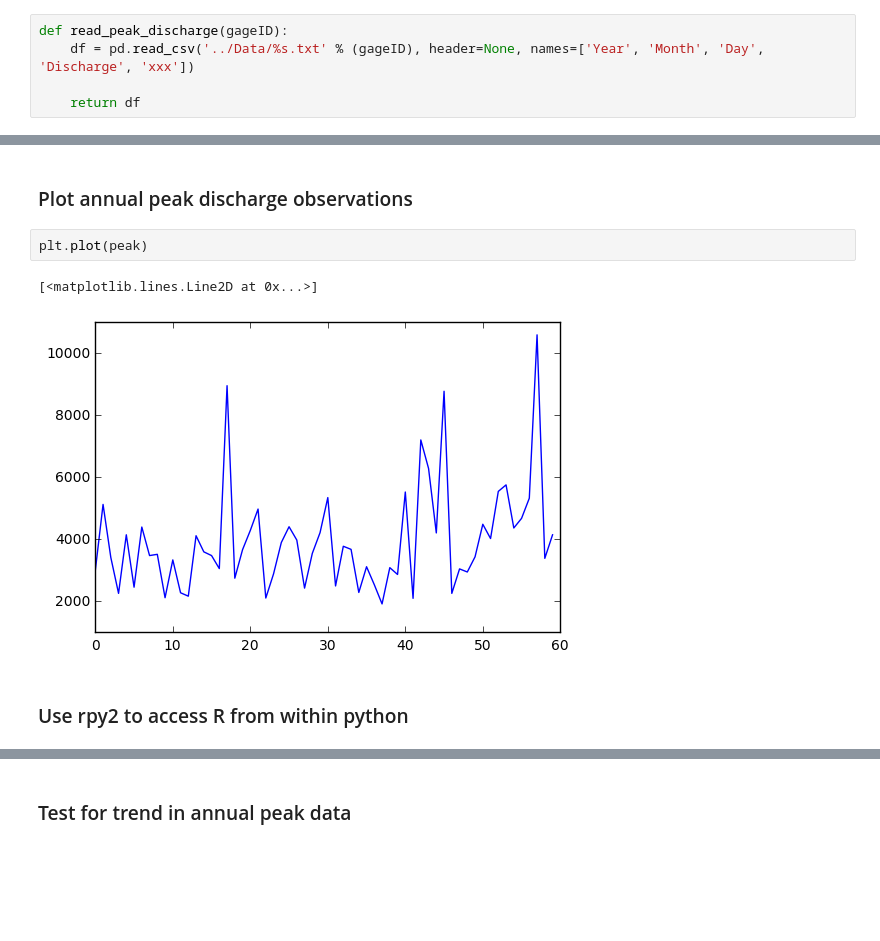
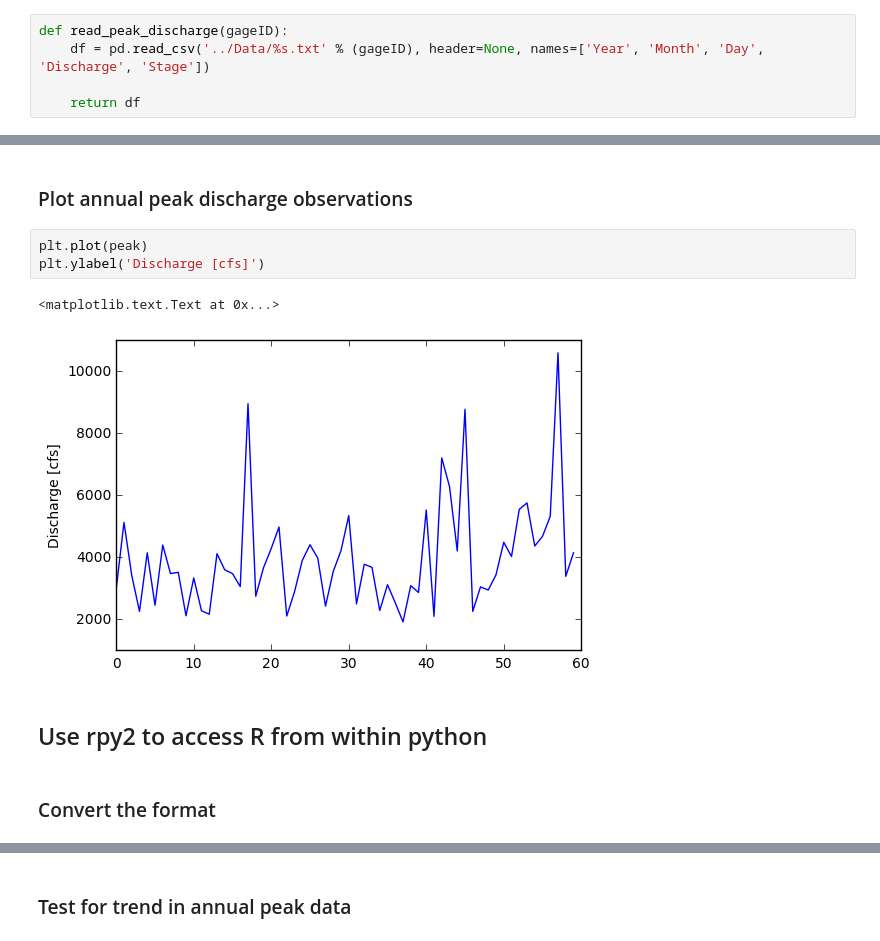
Before and after one commit to XiaogangHe/Princeton-CEE306, a Jupyter notebook: HM01/PyScripts/Assignment-01.ipynb, the cells around one changed output, grey strips where cells are left out. Saved outputs shown, nothing was run; the diff lists cells and outputs as text; blank space fills up the shorter version.

```diff
--- a/HM01/PyScripts/Assignment-01.ipynb
+++ b/HM01/PyScripts/Assignment-01.ipynb
@@ -14,7 +17,7 @@ from rpy2.robjects.vectors import FloatVector
 ### Read USGS observations
 # %%
 def read_peak_discharge(gageID):
-    df = pd.read_csv('../Data/%s.txt' % (gageID), header=None, names=['Year', 'Month', 'Day', 'Discharge', 'xxx'])
+    df = pd.read_csv('../Data/%s.txt' % (gageID), header=None, names=['Year', 'Month', 'Day', 'Discharge', 'Stage'])
 
     return df
 # %%
@@ -65,11 +68,14 @@ Name: Discharge, Length: 60, dtype: int64
 ### Plot annual peak discharge observations
 # %%
 plt.plot(peak)
+plt.ylabel('Discharge [cfs]')
 # %% [output]
-[<matplotlib.lines.Line2D at 0x...>]
+<matplotlib.text.Text at 0x...>
-[figure, old version]
+[figure, new version]
 # %% [markdown]
-### Use rpy2 to access R from within python
+## Use rpy2 to access R from within python
+# %% [markdown]
+### Convert the format
 # %%
 peak = FloatVector(peak)
 r.assign('peak', peak)
```
Also changed, not shown: parts of 6 cells of this notebook.
